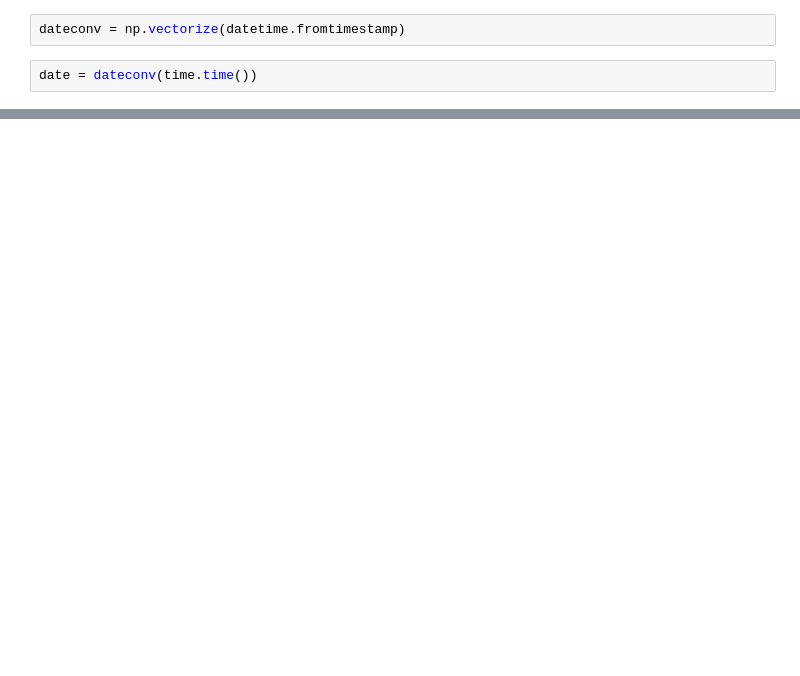
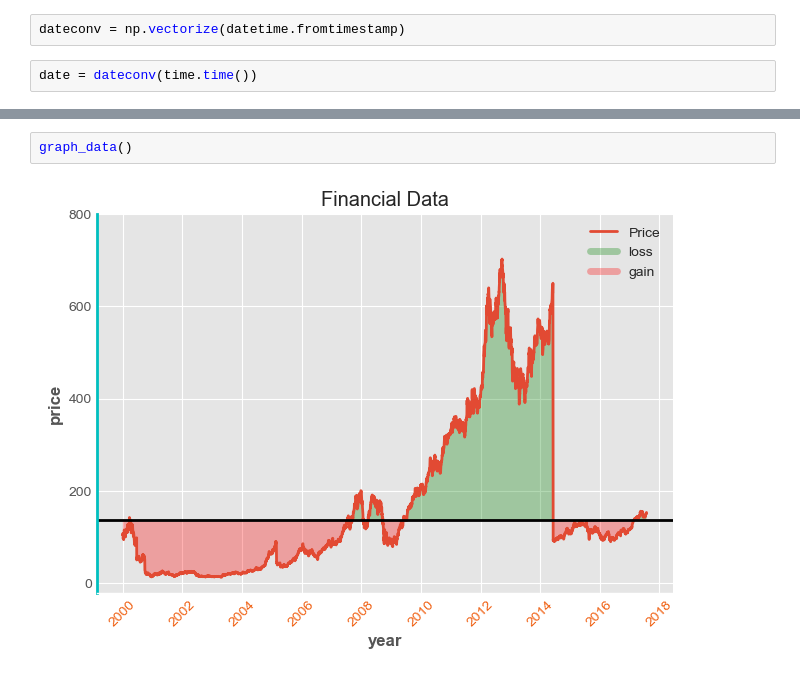
Before and after one commit to Alferdize/Machine-Learning-in-Python, a Jupyter notebook: path_of_ML/Matplotlib/Untitled.ipynb, the cells around one changed output, grey strips where cells are left out. Drawn from its saved outputs; the diff is of its cells as text; blank space fills up the shorter version.

```diff
--- a/path_of_ML/Matplotlib/Untitled.ipynb
+++ b/path_of_ML/Matplotlib/Untitled.ipynb
@@ -95,0 +181,4 @@ print(date)
+# %%
+graph_data()
+# %% [output]
+[figure, added]
```
Also changed, not shown: parts of 12 cells of this notebook.
